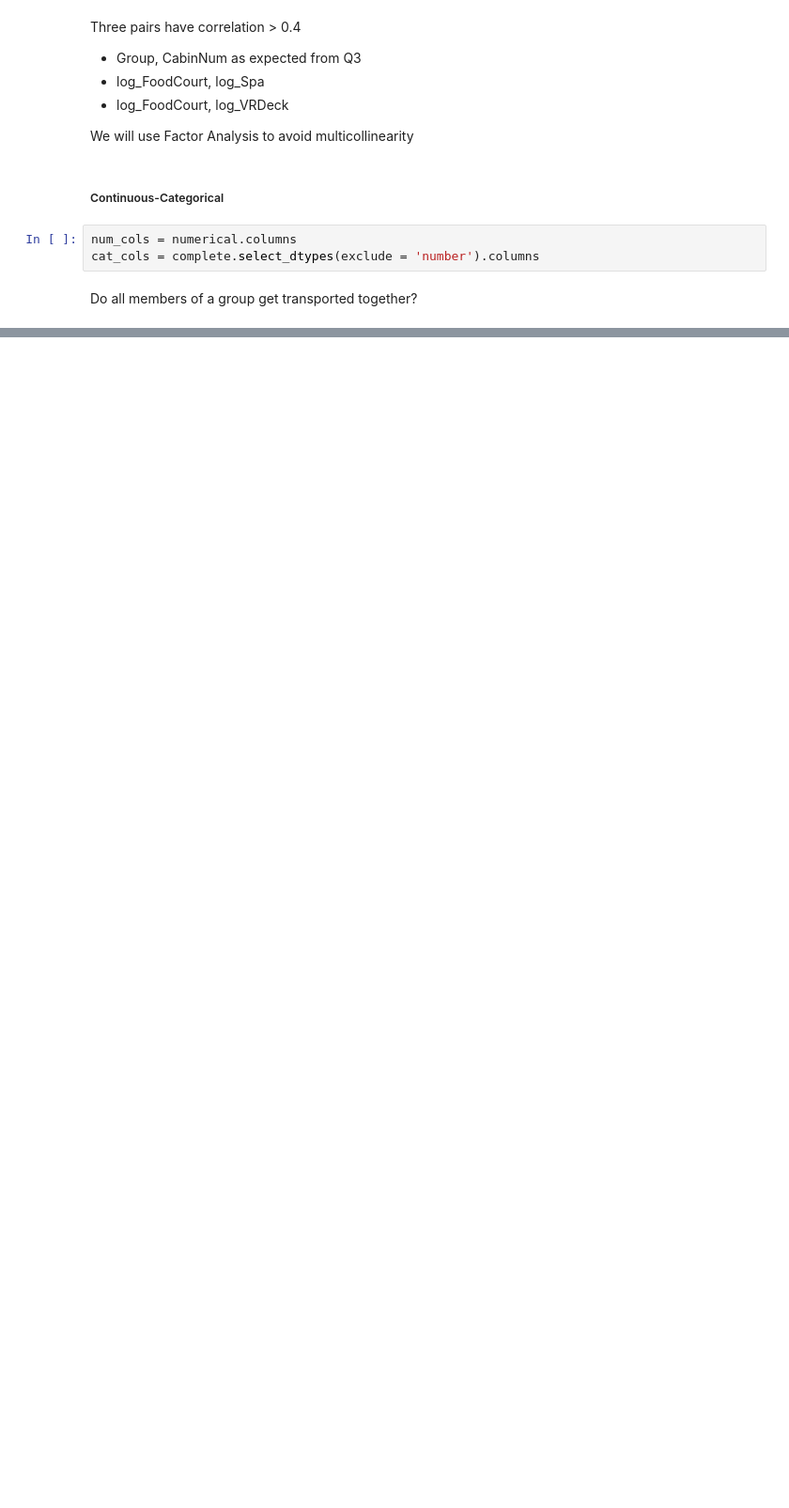
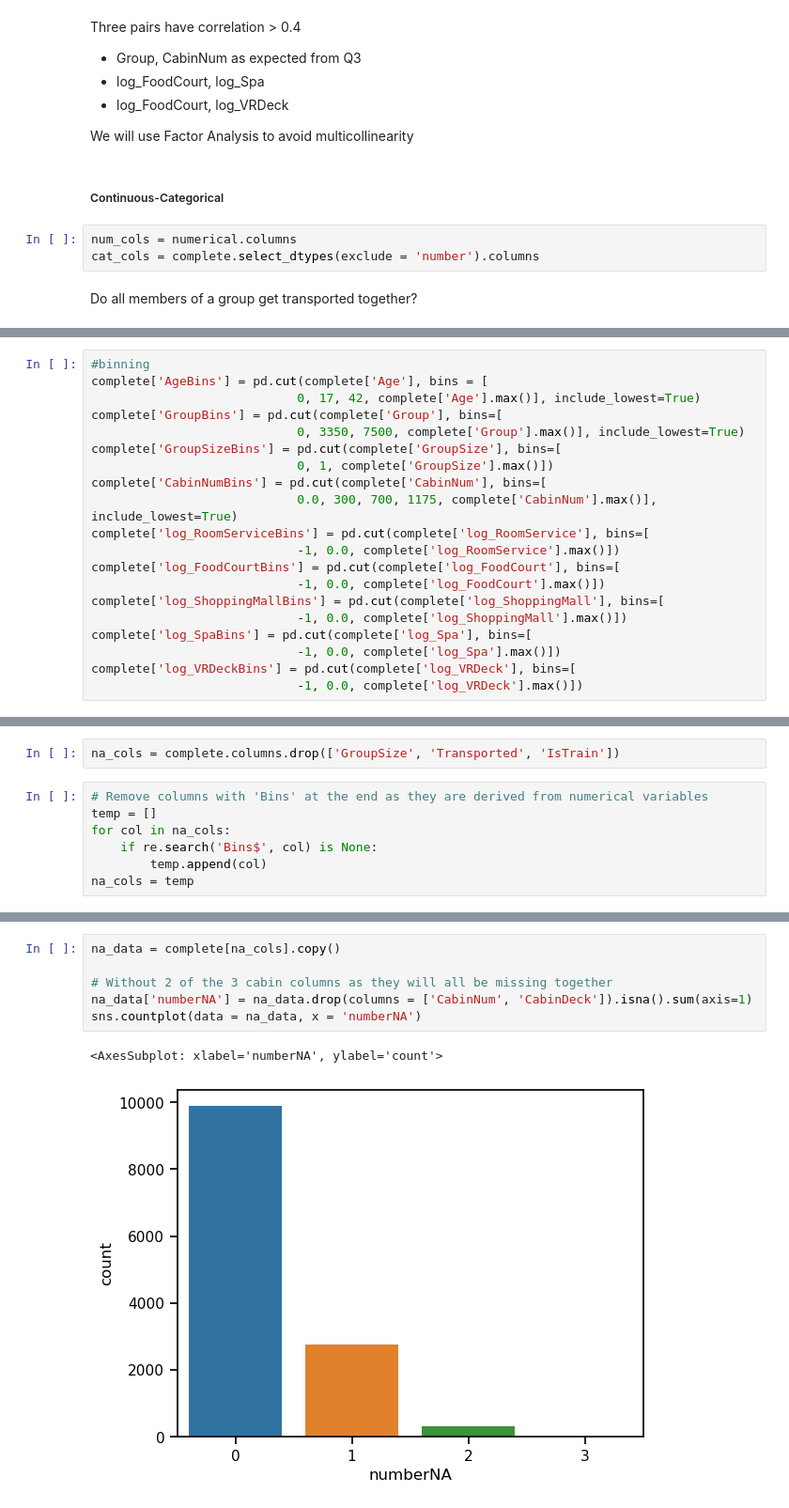
Before and after one commit to laksharora98/Portfolio, a Jupyter notebook: Kaggle Projects/Spaceship Titanic/EDA.ipynb, the cells around one changed output, grey strips where cells are left out. Shown at 94% size. Cells and saved outputs as stored; diff of their text form; blank space fills up the shorter version.

```diff
--- a/Kaggle Projects/Spaceship Titanic/EDA.ipynb
+++ b/Kaggle Projects/Spaceship Titanic/EDA.ipynb
@@ -660,0 +738,20 @@ TypeError: category type does not support sum operations
+# %%
+#binning
+complete['AgeBins'] = pd.cut(complete['Age'], bins = [
+                            0, 17, 42, complete['Age'].max()], include_lowest=True)
+complete['GroupBins'] = pd.cut(complete['Group'], bins=[
+                            0, 3350, 7500, complete['Group'].max()], include_lowest=True)
+complete['GroupSizeBins'] = pd.cut(complete['GroupSize'], bins=[
+                            0, 1, complete['GroupSize'].max()])
+complete['CabinNumBins'] = pd.cut(complete['CabinNum'], bins=[
+                            0.0, 300, 700, 1175, complete['CabinNum'].max()], include_lowest=True)
+complete['log_RoomServiceBins'] = pd.cut(complete['log_RoomService'], bins=[
+                            -1, 0.0, complete['log_RoomService'].max()])
+complete['log_FoodCourtBins'] = pd.cut(complete['log_FoodCourt'], bins=[
+                            -1, 0.0, complete['log_FoodCourt'].max()])
+complete['log_ShoppingMallBins'] = pd.cut(complete['log_ShoppingMall'], bins=[
+                            -1, 0.0, complete['log_ShoppingMall'].max()])
+complete['log_SpaBins'] = pd.cut(complete['log_Spa'], bins=[
+                            -1, 0.0, complete['log_Spa'].max()])
+complete['log_VRDeckBins'] = pd.cut(complete['log_VRDeck'], bins=[
+                            -1, 0.0, complete['log_VRDeck'].max()])
@@ -660,0 +856,9 @@ TypeError: category type does not support sum operations
+# %%
+na_cols = complete.columns.drop(['GroupSize', 'Transported', 'IsTrain'])
+# %%
+# Remove columns with 'Bins' at the end as they are derived from numerical variables
+temp = []
+for col in na_cols:
+    if re.search('Bins$', col) is None:
+        temp.append(col)
+na_cols = temp
@@ -660,0 +905,9 @@ TypeError: category type does not support sum operations
+# %%
+na_data = complete[na_cols].copy()
+
+# Without 2 of the 3 cabin columns as they will all be missing together
+na_data['numberNA'] = na_data.drop(columns = ['CabinNum', 'CabinDeck']).isna().sum(axis=1)
+sns.countplot(data = na_data, x = 'numberNA')
+# %% [output]
+<AxesSubplot: xlabel='numberNA', ylabel='count'>
+[figure, added]
```
Also changed, not shown: parts of 34 cells of this notebook, 1 other file.
